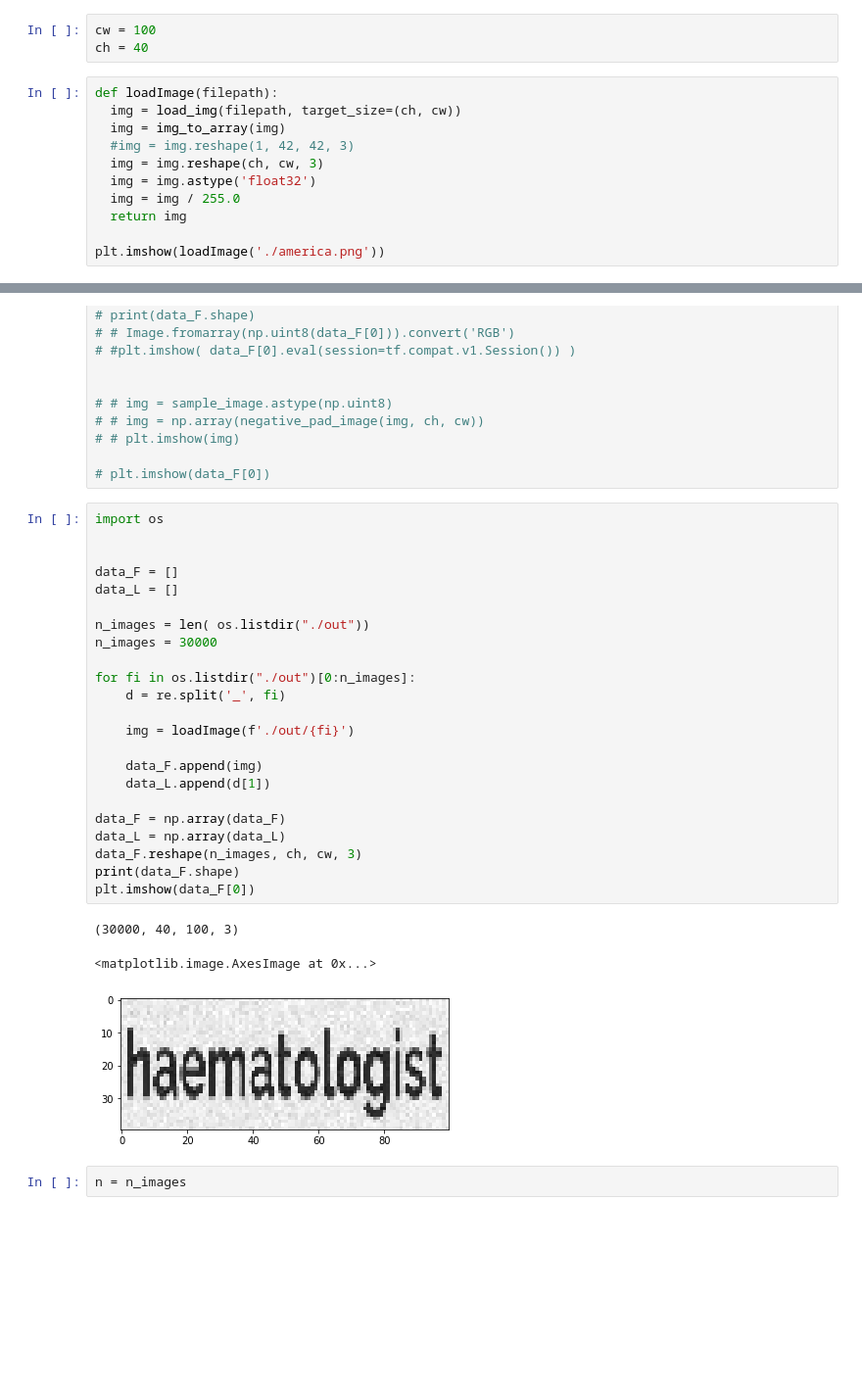
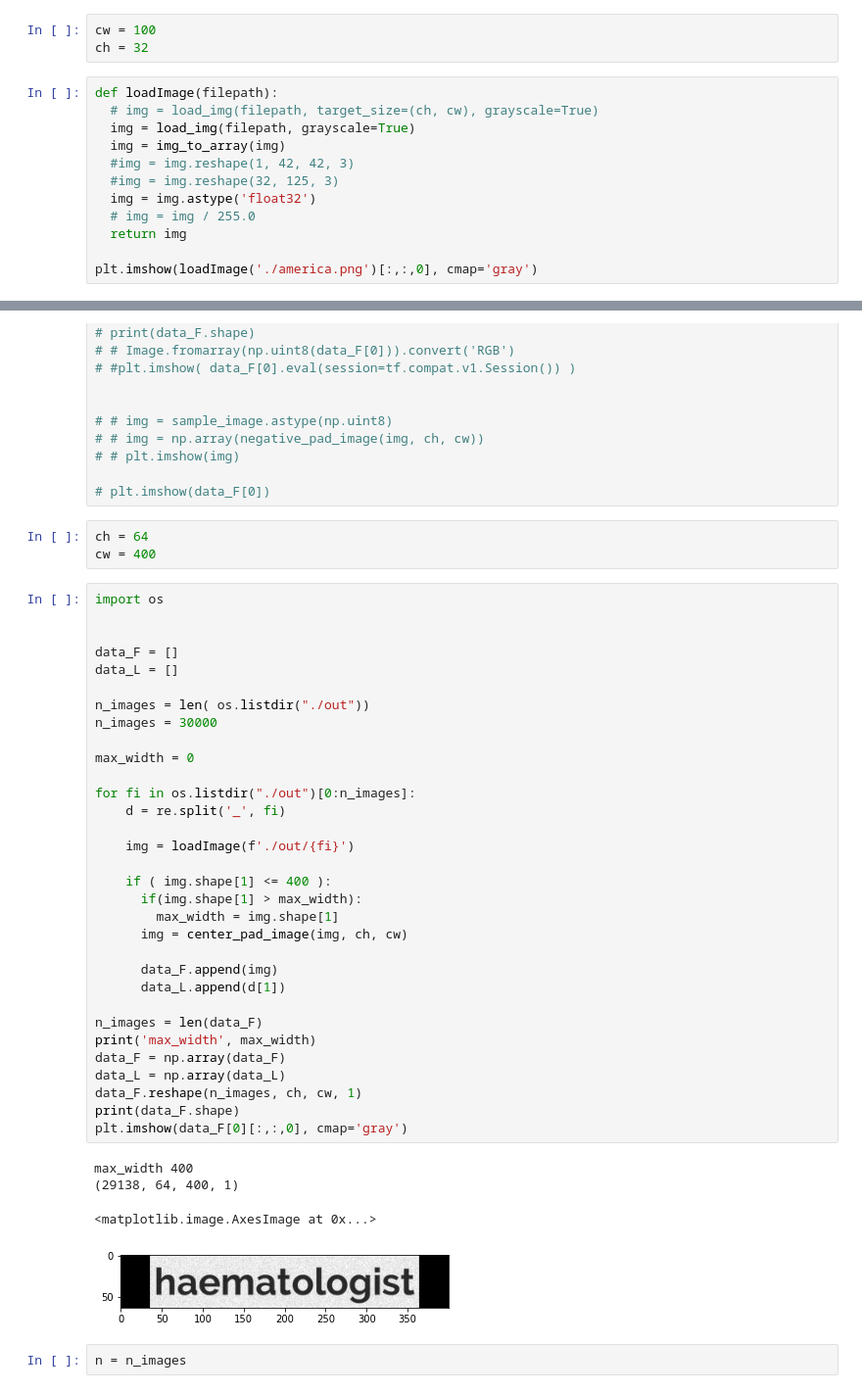
Before and after one commit to danyentezari/bn-ocr, a Jupyter notebook: keras_ocr_bignumber_generator.ipynb, the cells around one changed output, grey strips where cells are left out. Shown: that part at 98% size. Cells and saved outputs as stored; diff of their text form; blank space fills up the shorter version.

```diff
--- a/keras_ocr_bignumber_generator.ipynb
+++ b/keras_ocr_bignumber_generator.ipynb
@@ -87,17 +90,18 @@ array([[ 1,  2,  3],
        [10, 11, 12]], dtype=int32)
 # %%
 cw = 100
-ch = 40
+ch = 32
 # %%
 def loadImage(filepath):
-  img = load_img(filepath, target_size=(ch, cw))
+  # img = load_img(filepath, target_size=(ch, cw), grayscale=True)
+  img = load_img(filepath, grayscale=True)
   img = img_to_array(img)
   #img = img.reshape(1, 42, 42, 3)
-  img = img.reshape(ch, cw, 3)
+  #img = img.reshape(32, 125, 3)
   img = img.astype('float32')
-  img = img / 255.0
+  # img = img / 255.0
   return img
 
-plt.imshow(loadImage('./america.png'))
+plt.imshow(loadImage('./america.png')[:,:,0], cmap='gray')
 # %% [output]
 <matplotlib.image.AxesImage at 0x...>
@@ -277,33 +287,46 @@ plt.imshow(loadImage('./america.png'))
 # # plt.imshow(img)
 
 # plt.imshow(data_F[0])
+# %%
+ch = 64
+cw = 400
 # %%
 import os
 
 
 data_F = []
 data_L = []
 
 n_images = len( os.listdir("./out"))
 n_images = 30000
 
+max_width = 0
+
 for fi in os.listdir("./out")[0:n_images]:
     d = re.split('_', fi)
 
     img = loadImage(f'./out/{fi}')
 
-    data_F.append(img)
-    data_L.append(d[1])
+    if ( img.shape[1] <= 400 ):
+      if(img.shape[1] > max_width):
+        max_width = img.shape[1]
+      img = center_pad_image(img, ch, cw)
 
+      data_F.append(img)
+      data_L.append(d[1])
+
+n_images = len(data_F)
+print('max_width', max_width)
 data_F = np.array(data_F)
 data_L = np.array(data_L)
-data_F.reshape(n_images, ch, cw, 3)
+data_F.reshape(n_images, ch, cw, 1)
 print(data_F.shape)
-plt.imshow(data_F[0])
+plt.imshow(data_F[0][:,:,0], cmap='gray')
 # %% [output]
-(30000, 40, 100, 3)
+max_width 400
+(29138, 64, 400, 1)
 <matplotlib.image.AxesImage at 0x...>
-[figure, old version]
+[figure, new version]
 # %%
 n = n_images
 # %%
```
Also changed, not shown: parts of 28 cells of this notebook.
